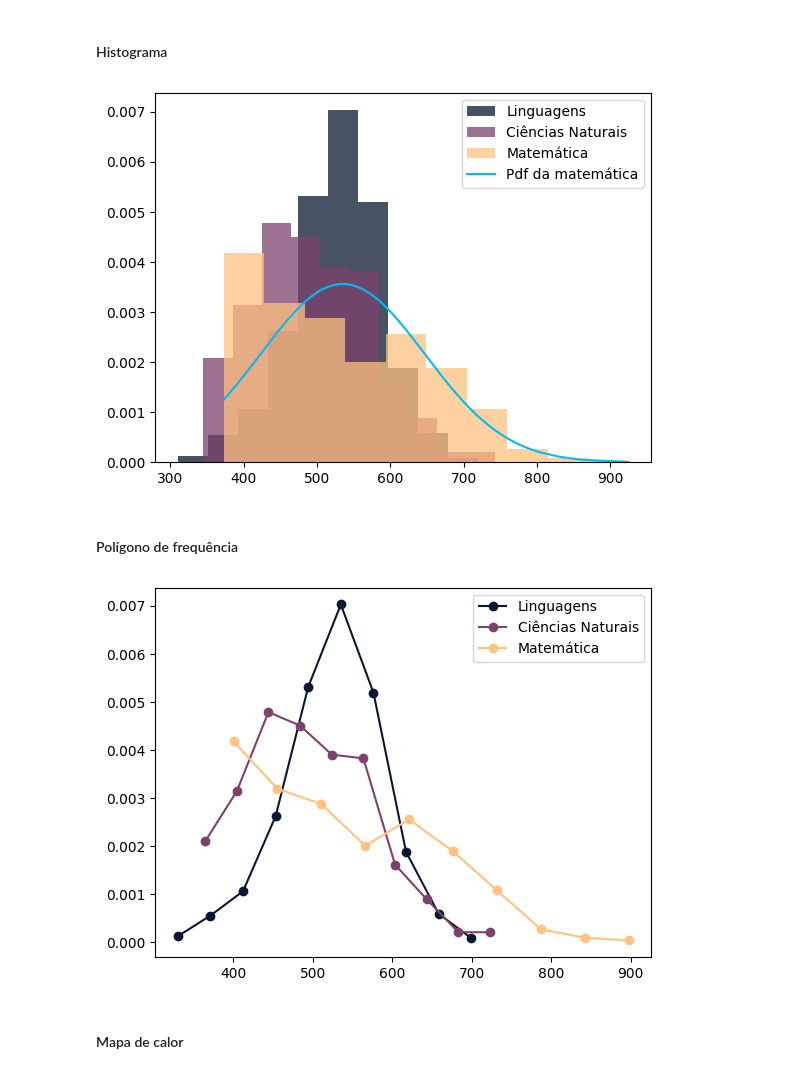
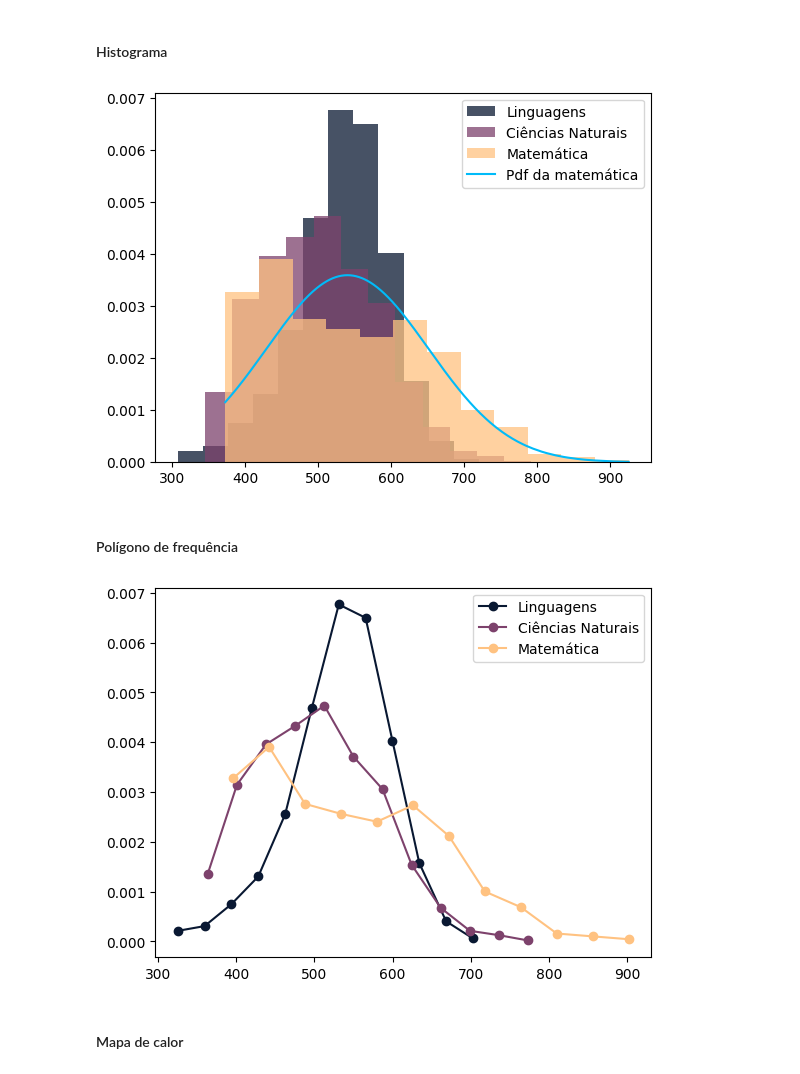
Before and after one commit to AlgumCorrupto/trab-estat-stica, a Jupyter notebook: enem.ipynb, the cells around one changed output. Drawn from its saved outputs; the diff is of its cells as text; code cells hidden in the pictures.

Commit message:
não limpar notas

```diff
--- a/enem.ipynb
+++ b/enem.ipynb
@@ -131,30 +131,30 @@ k = np.round(1 + np.log2(len(amostra)), decimals=0).astype(np.int32)
 # %%
 # pegando notas de outras categorias para comparação
 
 # ciências naturais
-notas_cn = [i for i in np.round(np.array(amostra["NU_NOTA_CN"], dtype=np.float32), decimals=0, out=None) if i != 0]
+notas_cn = [i for i in np.round(np.array(amostra["NU_NOTA_CN"], dtype=np.float32), decimals=0, out=None)]
 
 # linguagens
-notas_lc = [i for i in np.round(np.array(amostra["NU_NOTA_LC"], dtype=np.float32), decimals=0, out=None ) if i != 0]
+notas_lc = [i for i in np.round(np.array(amostra["NU_NOTA_LC"], dtype=np.float32), decimals=0, out=None )]
 
 # ciências humanas
-notas_ch = [i for i in np.round(np.array(amostra["NU_NOTA_CH"], dtype=np.float32), decimals=0, out=None ) if i != 0]
+notas_ch = [i for i in np.round(np.array(amostra["NU_NOTA_CH"], dtype=np.float32), decimals=0, out=None )]
 
 # Você pode comentar uma das linhas para ver o histograma de cada tipo mais claramente
 hist_lc = plt.hist(notas_lc, bins=k, density=True, alpha=0.75, color='#091832', label="Linguagens")
 qtd_lc, edge_lc = hist_lc[0], hist_lc[1]
 
 hist_cn = plt.hist(notas_cn, bins=k, density=True, alpha=0.75, color='#7d426c', label="Ciências Naturais")
 qtd_cn, edge_cn = hist_cn[0], hist_cn[1]
 
 hist_mt = plt.hist(notas_mt, bins=k, density=True, alpha=0.75, color='#ffc281', label="Matemática")
 qtd_mt, edge_mt = hist_mt[0], hist_mt[1]
 
 plt.plot(notas_mt, pdf_n, color="#00BBF9", label="Pdf da matemática")
 plt.legend()
 plt.show()
 # %% [output]
-[figure, old version]
+[figure, new version]
 # %% [markdown]
 #### Polígono de frequência
 # %%
@@ -169,7 +169,7 @@ plt.plot(mid_mt, qtd_mt, marker='o', linestyle='-', color='#ffc281', label='Mate
 plt.legend()
 plt.show()
 # %% [output]
-[figure, old version]
+[figure, new version]
 # %% [markdown]
 #### Mapa de calor
 # %%
```
Also changed, not shown: parts of 13 cells of this notebook, 2 other files.
